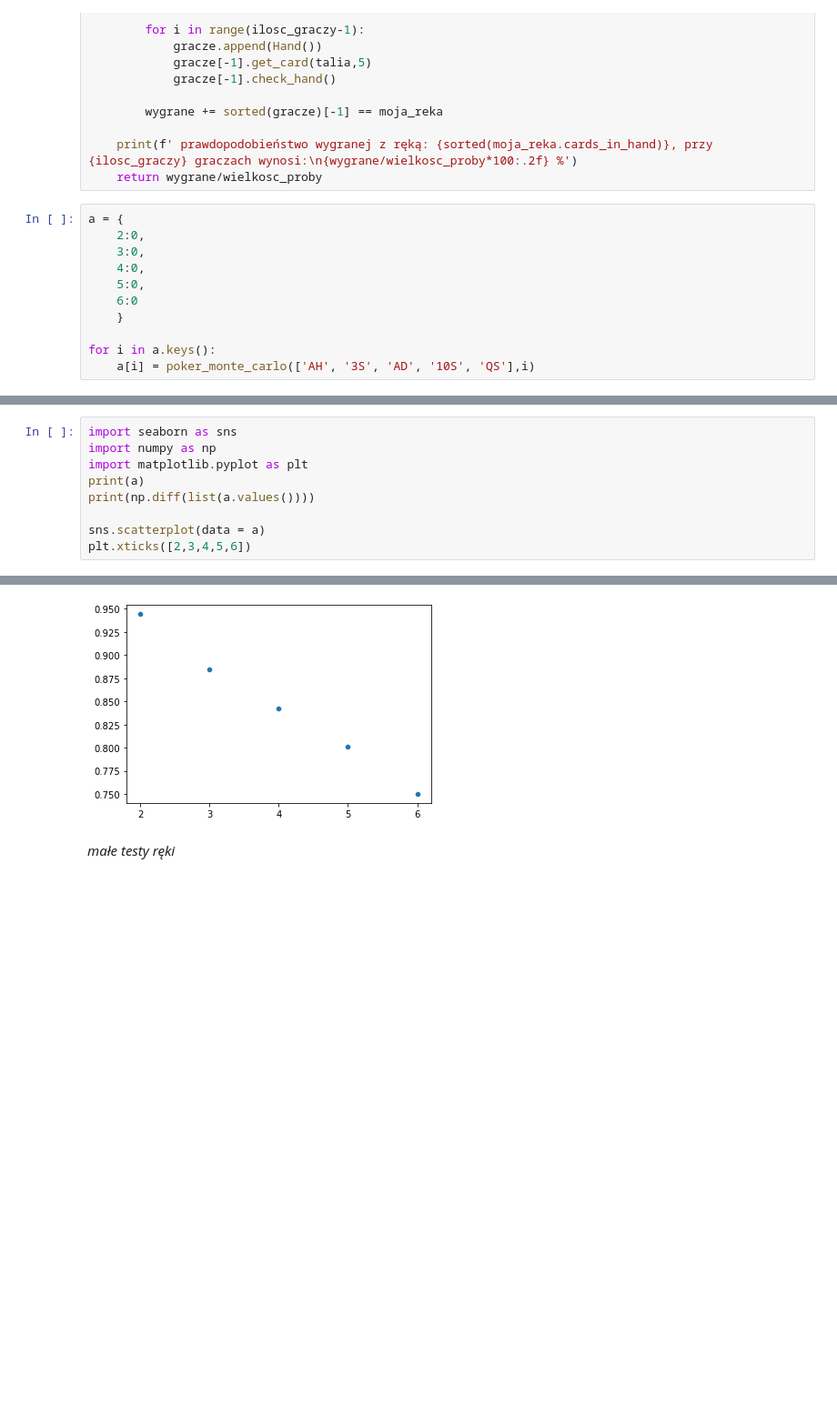
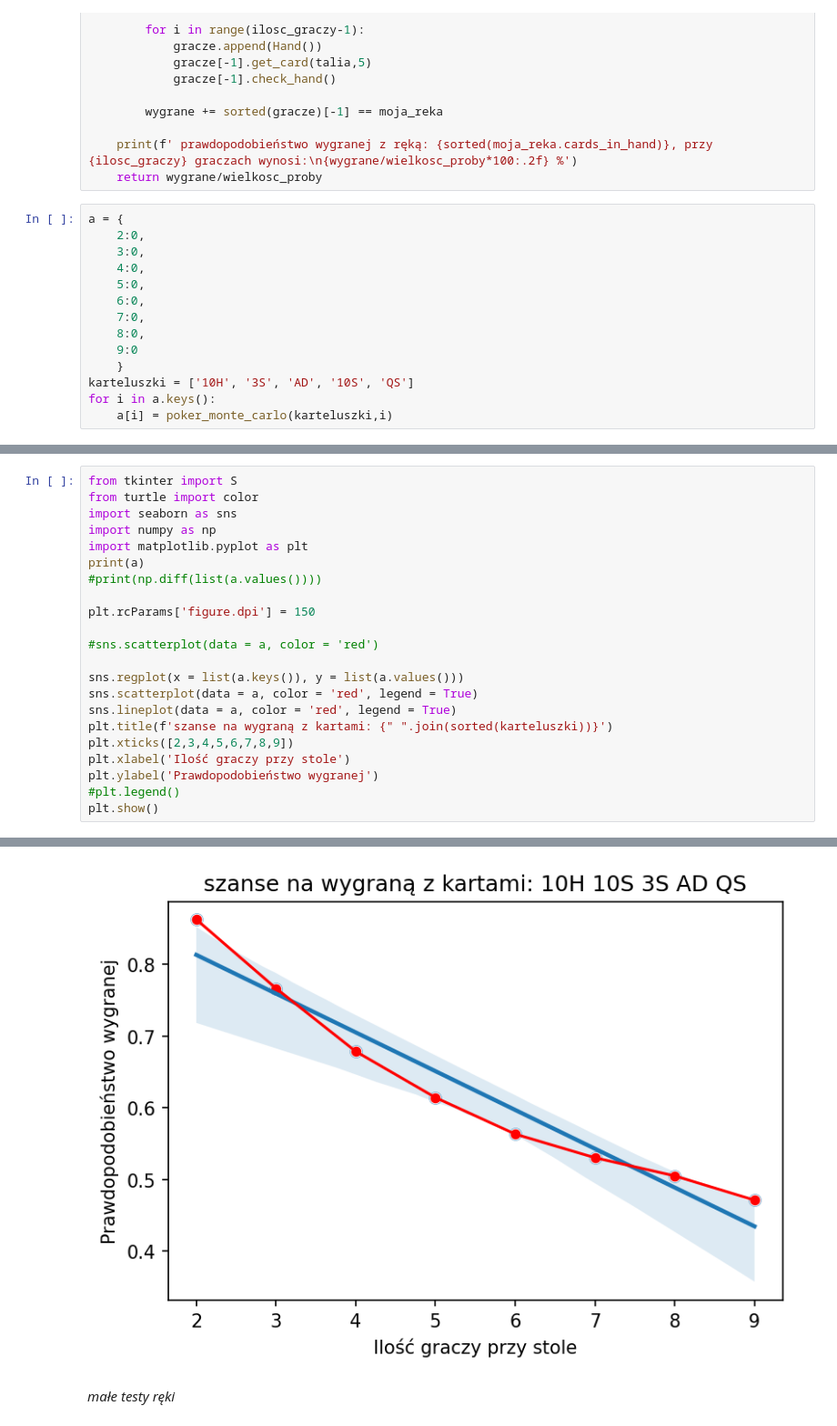
Before and after one commit to ninj4i/poker, a Jupyter notebook: pokerek_classic.ipynb, the cells around one changed output, grey strips where cells are left out. Shown: that part at 91% size. Cells and saved outputs as stored; diff of their text form; blank space fills up the shorter version.

```diff
--- a/pokerek_classic.ipynb
+++ b/pokerek_classic.ipynb
@@ -292,9 +292,12 @@ a = {
     3:0,
     4:0,
     5:0,
-    6:0
+    6:0,
+    7:0,
+    8:0,
+    9:0
     }
-
+karteluszki = ['10H', '3S', 'AD', '10S', 'QS']
 for i in a.keys():
-    a[i] = poker_monte_carlo(['AH', '3S', 'AD', '10S', 'QS'],i)
+    a[i] = poker_monte_carlo(karteluszki,i)
 # %% [output]
@@ -311,10 +320,23 @@ for i in a.keys():
 # %%
+from tkinter import S
+from turtle import color
 import seaborn as sns
 import numpy as np
 import matplotlib.pyplot as plt
 print(a)
-print(np.diff(list(a.values())))
+#print(np.diff(list(a.values())))
 
-sns.scatterplot(data = a)
-plt.xticks([2,3,4,5,6])
+plt.rcParams['figure.dpi'] = 150
+
+#sns.scatterplot(data = a, color = 'red')
+
+sns.regplot(x = list(a.keys()), y = list(a.values()))
+sns.scatterplot(data = a, color = 'red', legend = True)
+sns.lineplot(data = a, color = 'red', legend = True)
+plt.title(f'szanse na wygraną z kartami: {" ".join(sorted(karteluszki))}')
+plt.xticks([2,3,4,5,6,7,8,9])
+plt.xlabel('Ilość graczy przy stole')
+plt.ylabel('Prawdopodobieństwo wygranej')
+#plt.legend()
+plt.show()
 # %% [output]
@@ -333,4 +344,4 @@ plt.xticks([2,3,4,5,6])
-[figure, old version]
+[figure, new version]
 # %% [markdown]
 <p><i>małe testy ręki</i></p>
 # %%
```
Also changed, not shown: parts of 2 cells of this notebook.
